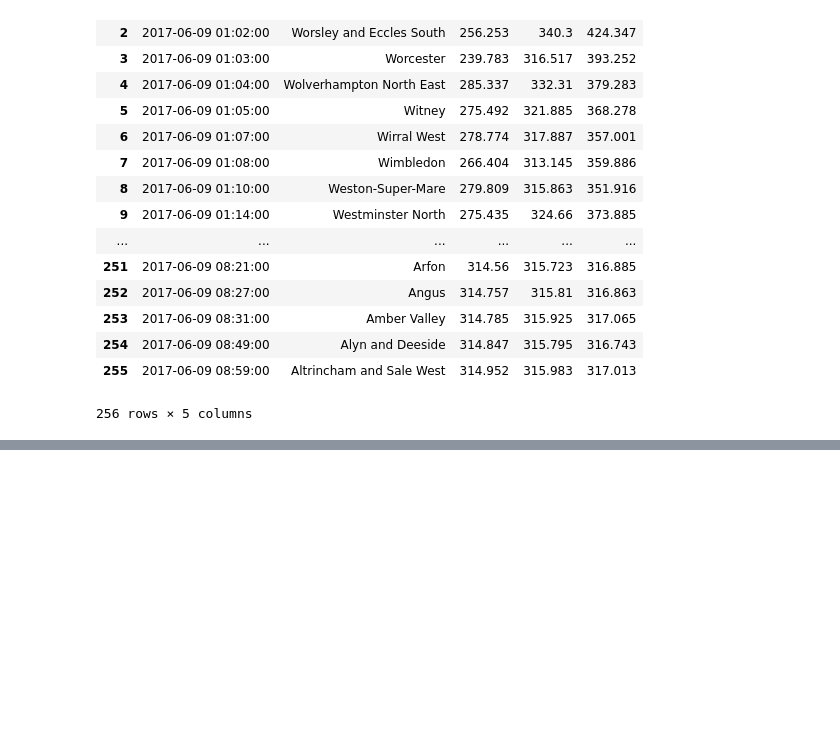
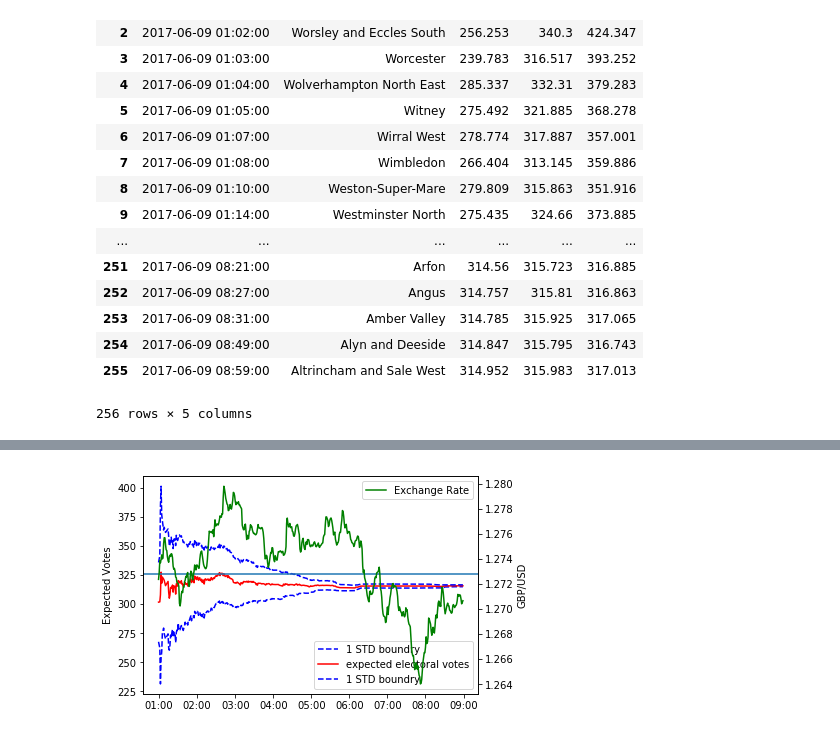
Before and after one commit to alexhuang1117/Data-Science-Portfolio, a Jupyter notebook: FX_Analysis_during_UK_Election/main.ipynb, the cells around one changed output, grey strips where cells are left out. Cells and saved outputs as stored; diff of their text form; code cells hidden in the pictures; blank space fills up the shorter version.

Commit message:
added plot

```diff
--- a/FX_Analysis_during_UK_Election/main.ipynb
+++ b/FX_Analysis_during_UK_Election/main.ipynb
@@ -209,3 +225,23 @@ pred
 | 254 | 2017-06-09 08:49:00 | Alyn and Deeside | 314.847 | 315.795 | 316.743 |
 | 255 | 2017-06-09 08:59:00 | Altrincham and Sale West | 314.952 | 315.983 | 317.013 |
 256 rows × 5 columns
+# %%
+fx = pd.read_csv('data/FX data.csv',header=None,sep='\;')
+
+#the sixth column is 0, drop it
+fx = fx.drop(fx.columns[5], 1)
+
+# average the minute values.
+fx['mean'] = fx.ix[:,2:4].astype(float).mean(axis=1)
+
+# extract time value to datetime format
+fx['time'] = fx.ix[:,0]
+fx['time'] = [datetime.strptime(v, '%Y%m%d %H%M%S') for v in fx['time']]
+
+#change time to UTC to match twitter
+fx['time'] = [v + timedelta(hours=5) for v in fx['time']]
+
+fx = fx.set_index(['time'])
+fx = fx.loc[pred.time[0]:pred.time[len(pred)-1]]
+fx = fx.drop(fx.columns[0:5],1)
+fx
@@ -211,0 +275,24 @@ pred
+# %%
+fig, ax1 = plt.subplots()
+ax1.plot_date(pred.time, pred.low,'b--', label='1 STD boundry')
+ax1.plot_date(pred.time, pred.ave,'r-', label='expected electoral votes')
+ax1.plot_date(pred.time, pred.high,'b--', label='1 STD boundry')
+plt.ylabel('Expected Votes')
+pylab.legend(loc='lower right')
+plt.axhline(y=326)
+
+ax2 = ax1.twinx()
+ax2.plot(fx['mean'],'g', label='Exchange Rate')
+
+HMFmt = mdates.DateFormatter('%H:%M')
+ax1.xaxis.set_major_formatter(HMFmt)
+_ = plt.xticks(rotation=90)
+
+plt.ylabel('GBP/USD')
+plt.xlabel('UTC Time')
+pylab.legend(loc='upper right')
+
+
+plt.show()
+# %% [output]
+[figure, added]
```
Also changed, not shown: parts of 5 cells of this notebook, 3 other files.
